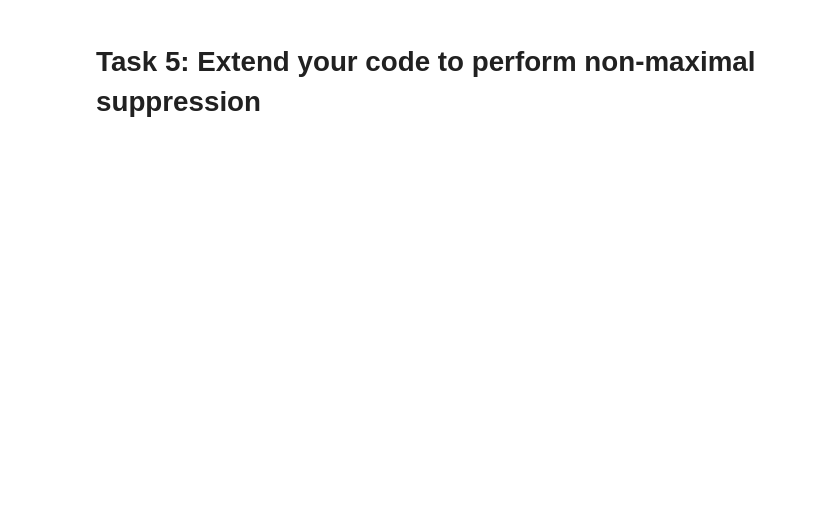
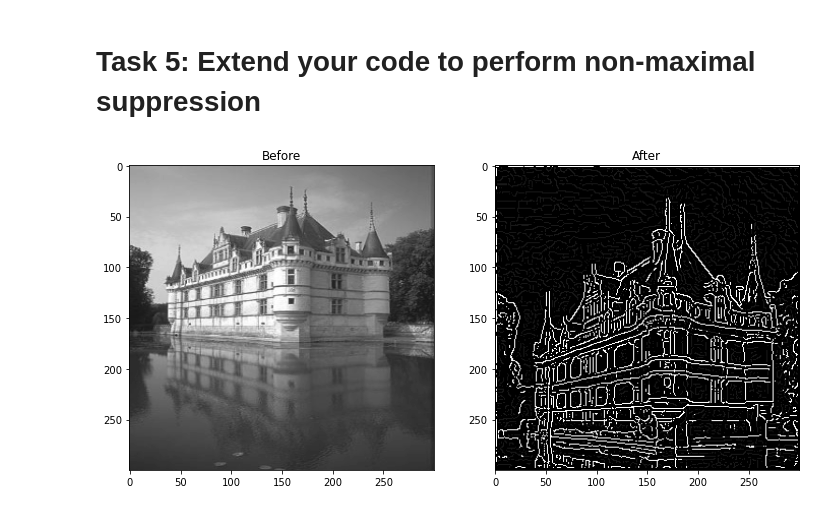
Before and after one commit to Antonio417/Sobel_filter, a Jupyter notebook: Lab 1/Lab 1.ipynb, the cells around one changed output. Drawn from its saved outputs; the diff is of its cells as text; code cells hidden in the pictures; blank space fills up the shorter version.

```diff
--- a/Lab 1/Lab 1.ipynb
+++ b/Lab 1/Lab 1.ipynb
@@ -150,0 +239,7 @@ plt.imshow(grad_orient)
+# %%
+final_img = non_max_suppression(grad_mag, grad_orient)
+final_img = threshold(final_img, lowRatio = 0.01, highRatio = 0.05)
+# %%
+plot_two_images(img2, final_img)
+# %% [output]
+[figure, added]
```
Also changed, not shown: parts of 8 cells of this notebook.
